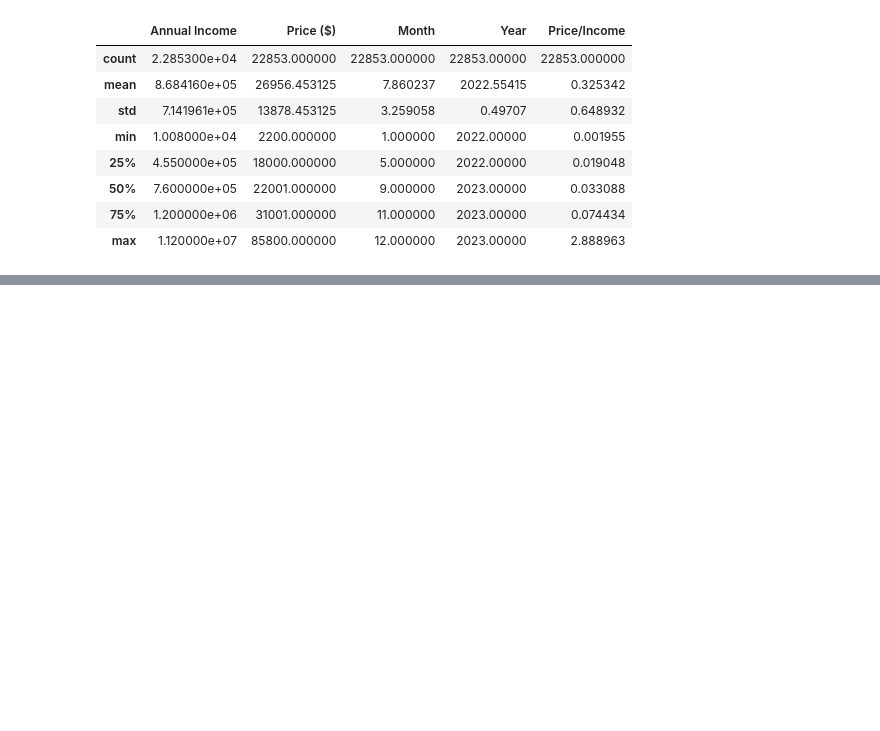
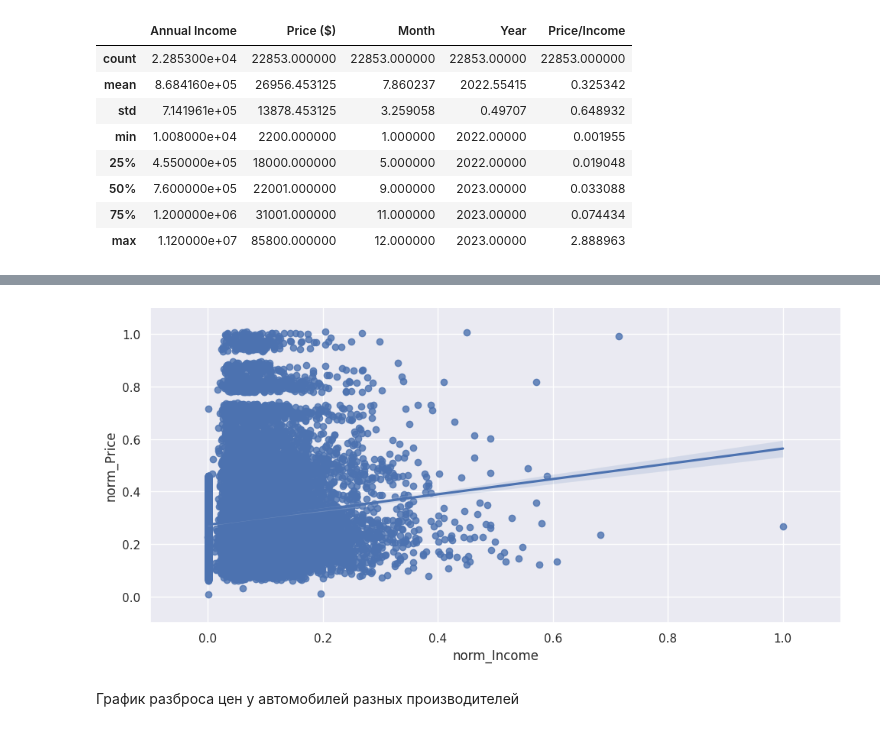
Before and after one commit to MedvedevIgS/IIS_Lab1, a Jupyter notebook: edu/edu.ipynb, the cells around one changed output, grey strips where cells are left out. Drawn from its saved outputs; the diff is of its cells as text; code cells hidden in the pictures; blank space fills up the shorter version.

```diff
--- a/edu/edu.ipynb
+++ b/edu/edu.ipynb
@@ -192,7 +206,7 @@ memory usage: 1.7+ MB
 # %%
 df = df.loc[df['Price ($)'] >= 2000]
 df = df.loc[df['Annual Income'] >= 1000]
-df = df.loc[df["Price ($)"]/df['Annual Income'] < 3]
+df = df.loc[df["Price ($)"]/df['Annual Income'] <= 3]
 # %%
 df.describe()
 # %% [output]
@@ -483,0 +406,8 @@ sns.barplot(data=df_revenue, x ="Count", y = "Company", hue="Year", palette='Set
+# %%
+max_income = df["Annual Income"].max()
+min_income = df["Annual Income"].min()
+df['norm_Income'] = (df['Annual Income'] - min_income)/(max_income - min_income)
+max_price = df["Price ($)"].max()
+min_price = df["Price ($)"].min()
+df['norm_Price'] = (df['Price ($)'] - min_price)/(max_price - min_price)
+df.describe()
@@ -483,0 +430,15 @@ sns.barplot(data=df_revenue, x ="Count", y = "Company", hue="Year", palette='Set
+# %%
+Xm = df["norm_Income"].max()
+Ym = df["norm_Price"].max()
+sns.set_theme(style = "darkgrid")
+g = sns.lmplot(
+    data = df, x = "norm_Income", y = "norm_Price", aspect= 2, y_jitter=.02
+)
+for ax in g.axes.flatten():
+    ax.set_ylim(0-Ym*0.1, Ym*1.1)
+    ax.set_xlim(0-Xm*0.1, Xm*1.1)
+mlt.pyplot.savefig("G_Norm_Price_Incomme.png")
+# %% [output]
+[figure, added]
+# %% [markdown]
+График разброса цен у автомобилей разных производителей
```
Also changed, not shown: parts of 72 cells of this notebook.
